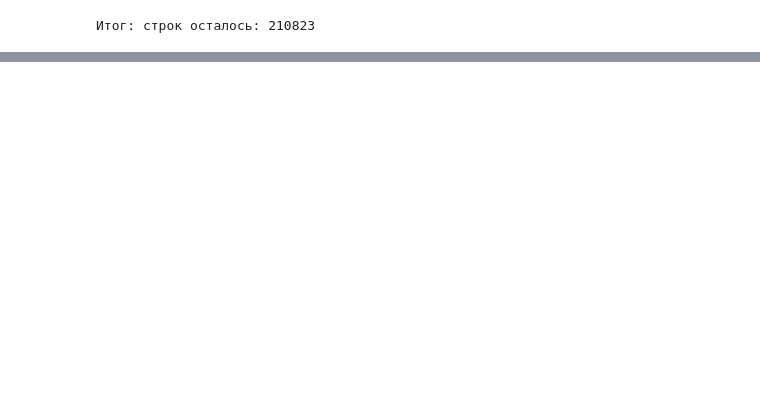
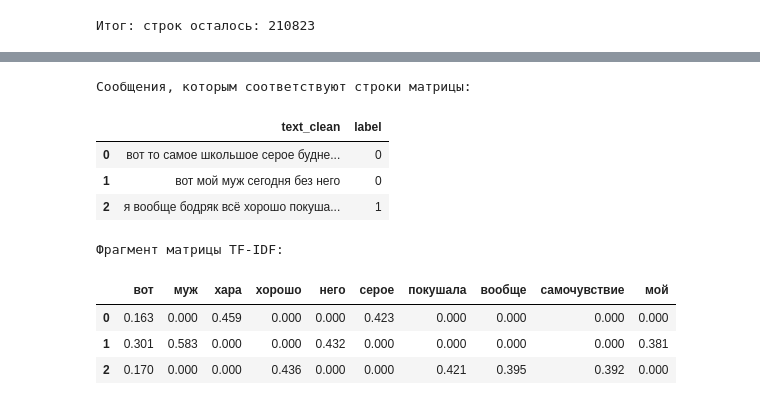
Before and after one commit to avtorpc/fundament_nlp, a Jupyter notebook: Untitled.ipynb, the cells around one changed output, grey strips where cells are left out. Cells and saved outputs as stored; diff of their text form; code cells hidden in the pictures; blank space fills up the shorter version.

```diff
--- a/Untitled.ipynb
+++ b/Untitled.ipynb
@@ -381,0 +466,39 @@ df = remove_text_duplicates(df, "text_clean")
+# %%
+# ШАГ 11 — Просмотр небольшого фрагмента матрицы TF-IDF
+
+# Выберем первые три обучающих сообщения.
+rows_to_show = 3
+small_matrix = X_train_tfidf[:rows_to_show]
+
+# Для наглядности выберем 10 признаков с наибольшими весами
+# именно в этих трёх сообщениях.
+# Это только выбор столбцов для показа: словарь и модель не меняются.
+feature_scores = small_matrix.sum(axis=0).A1
+column_indices = feature_scores.argsort()[::-1][:10]
+
+# Показываем тексты и правильные метки этих строк.
+print("Сообщения, которым соответствуют строки матрицы:")
+display(train_df[["text_clean", "label"]].head(rows_to_show))
+
+# Берём только 3 строки и 10 столбцов.
+# toarray() здесь безопасен: превращаем в обычную таблицу
+# лишь маленький фрагмент, а не всю большую матрицу.
+preview = pd.DataFrame(
+    small_matrix[:, column_indices].toarray(),
+    columns=feature_names[column_indices],
+    index=train_df.index[:rows_to_show],
+)
+
+print("Фрагмент матрицы TF-IDF:")
+display(preview.round(3))
+# %% [output]
+Сообщения, которым соответствуют строки матрицы:
+|  | text_clean | label |
+| 0 | вот то самое школьшое серое будне... | 0 |
+| 1 | вот мой муж сегодня без него | 0 |
+| 2 | я вообще бодряк всё хорошо покуша... | 1 |
+Фрагмент матрицы TF-IDF:
+|  | вот | муж | хара | хорошо | него | серое | покушала | вообще | самочувствие | мой |
+| 0 | 0.163 | 0.000 | 0.459 | 0.000 | 0.000 | 0.423 | 0.000 | 0.000 | 0.000 | 0.000 |
+| 1 | 0.301 | 0.583 | 0.000 | 0.000 | 0.432 | 0.000 | 0.000 | 0.000 | 0.000 | 0.381 |
+| 2 | 0.170 | 0.000 | 0.000 | 0.436 | 0.000 | 0.000 | 0.421 | 0.395 | 0.392 | 0.000 |
```
Also changed, not shown: parts of 5 cells of this notebook.
